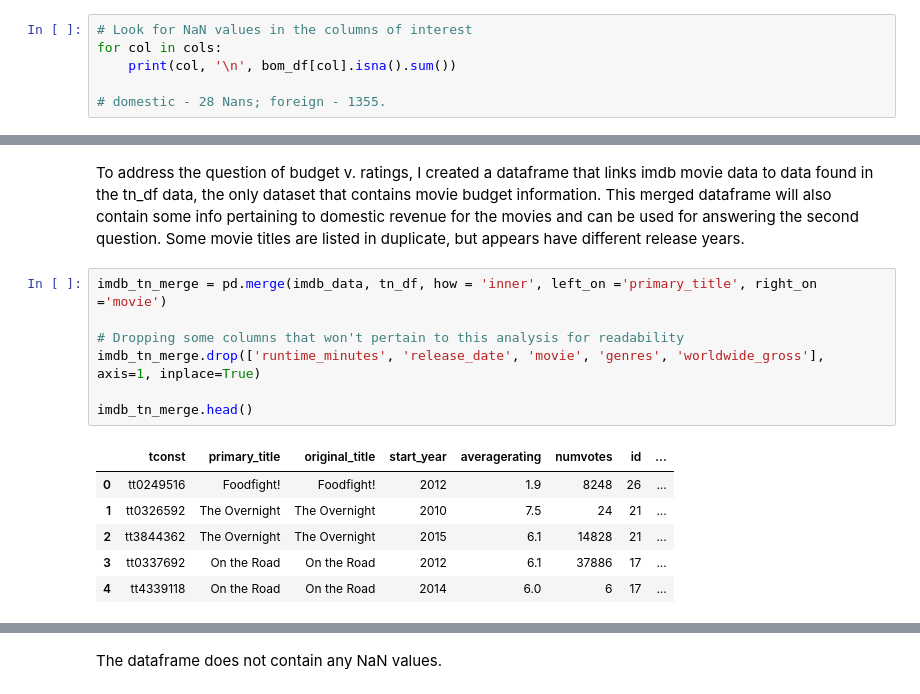
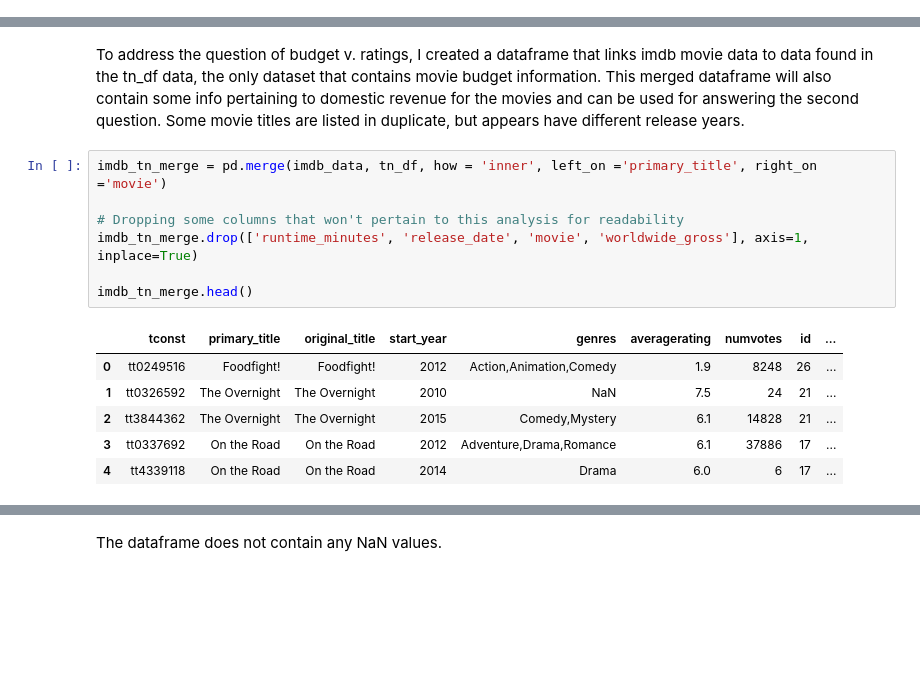
Before and after one commit to JenniferLavoie/DSFirstProject, a Jupyter notebook: student.ipynb, the cells around one changed output, grey strips where cells are left out. Saved outputs shown, nothing was run; the diff lists cells and outputs as text; blank space fills up the shorter version.

```diff
--- a/student.ipynb
+++ b/student.ipynb
@@ -192,9 +192,3 @@ This csv links a movie title to its domestic and foreign profit, as well as the
 print(len(bom_df)) # 3387
 # %% [output]
 3387
-# %%
-# Look for NaN values in the columns of interest
-for col in cols:
-    print(col, '\n', bom_df[col].isna().sum())
-
-# domestic - 28 Nans; foreign - 1355.
@@ -508,16 +804,16 @@ To address the question of budget v. ratings, I created a dataframe that links i
 # %%
 imdb_tn_merge = pd.merge(imdb_data, tn_df, how = 'inner', left_on ='primary_title', right_on ='movie')
 
 # Dropping some columns that won't pertain to this analysis for readability
-imdb_tn_merge.drop(['runtime_minutes', 'release_date', 'movie', 'genres', 'worldwide_gross'], axis=1, inplace=True)
+imdb_tn_merge.drop(['runtime_minutes', 'release_date', 'movie', 'worldwide_gross'], axis=1, inplace=True)
 
 imdb_tn_merge.head()
 # %% [output]
-|  | tconst | primary_title | original_title | start_year | averagerating | numvotes | id | ... |
-| 0 | tt0249516 | Foodfight! | Foodfight! | 2012 | 1.9 | 8248 | 26 | ... |
-| 1 | tt0326592 | The Overnight | The Overnight | 2010 | 7.5 | 24 | 21 | ... |
-| 2 | tt3844362 | The Overnight | The Overnight | 2015 | 6.1 | 14828 | 21 | ... |
-| 3 | tt0337692 | On the Road | On the Road | 2012 | 6.1 | 37886 | 17 | ... |
-| 4 | tt4339118 | On the Road | On the Road | 2014 | 6.0 | 6 | 17 | ... |
+|  | tconst | primary_title | original_title | start_year | genres | averagerating | numvotes | id | ... |
+| 0 | tt0249516 | Foodfight! | Foodfight! | 2012 | Action,Animation,Comedy | 1.9 | 8248 | 26 | ... |
+| 1 | tt0326592 | The Overnight | The Overnight | 2010 | NaN | 7.5 | 24 | 21 | ... |
+| 2 | tt3844362 | The Overnight | The Overnight | 2015 | Comedy,Mystery | 6.1 | 14828 | 21 | ... |
+| 3 | tt0337692 | On the Road | On the Road | 2012 | Adventure,Drama,Romance | 6.1 | 37886 | 17 | ... |
+| 4 | tt4339118 | On the Road | On the Road | 2014 | Drama | 6.0 | 6 | 17 | ... |
 # %%
 imdb_tn_merge.info()
```
Also changed, not shown: parts of 115 cells of this notebook.
